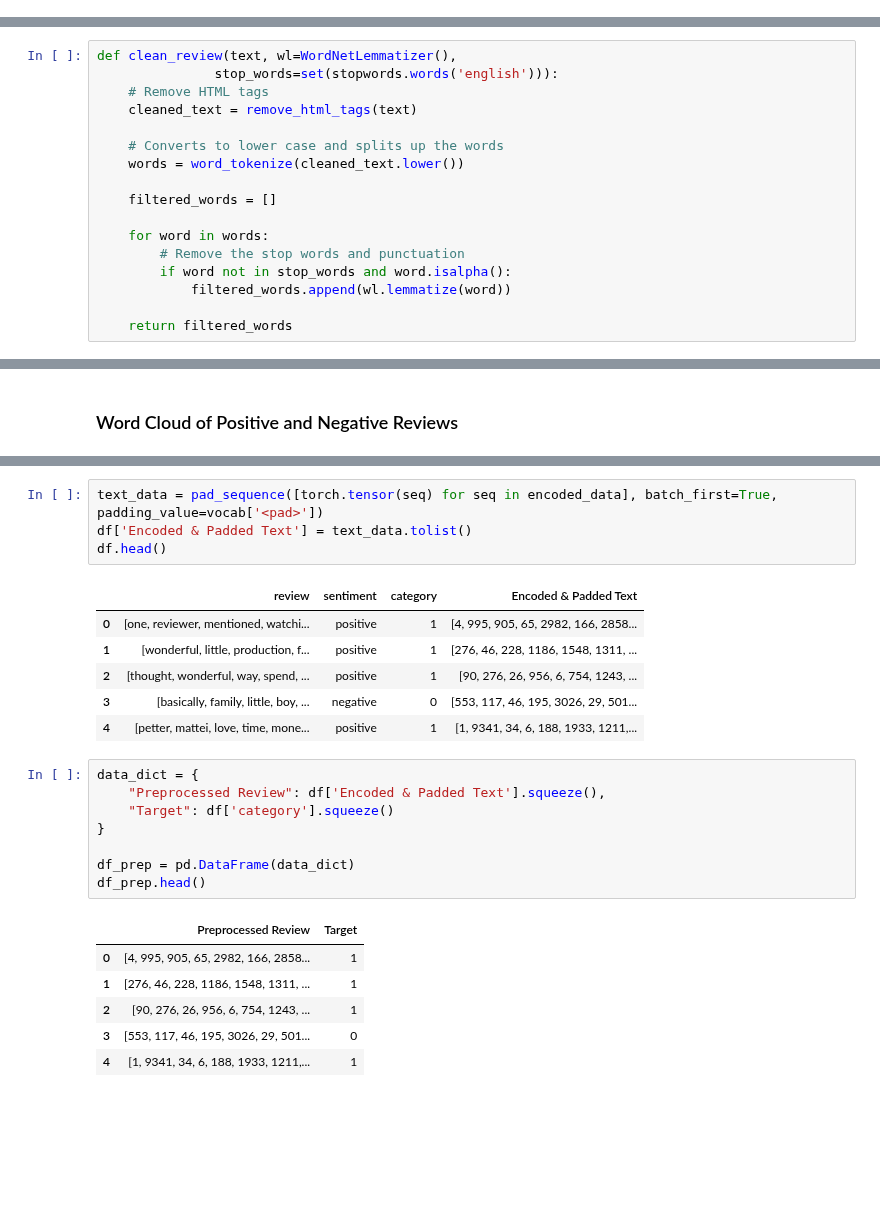
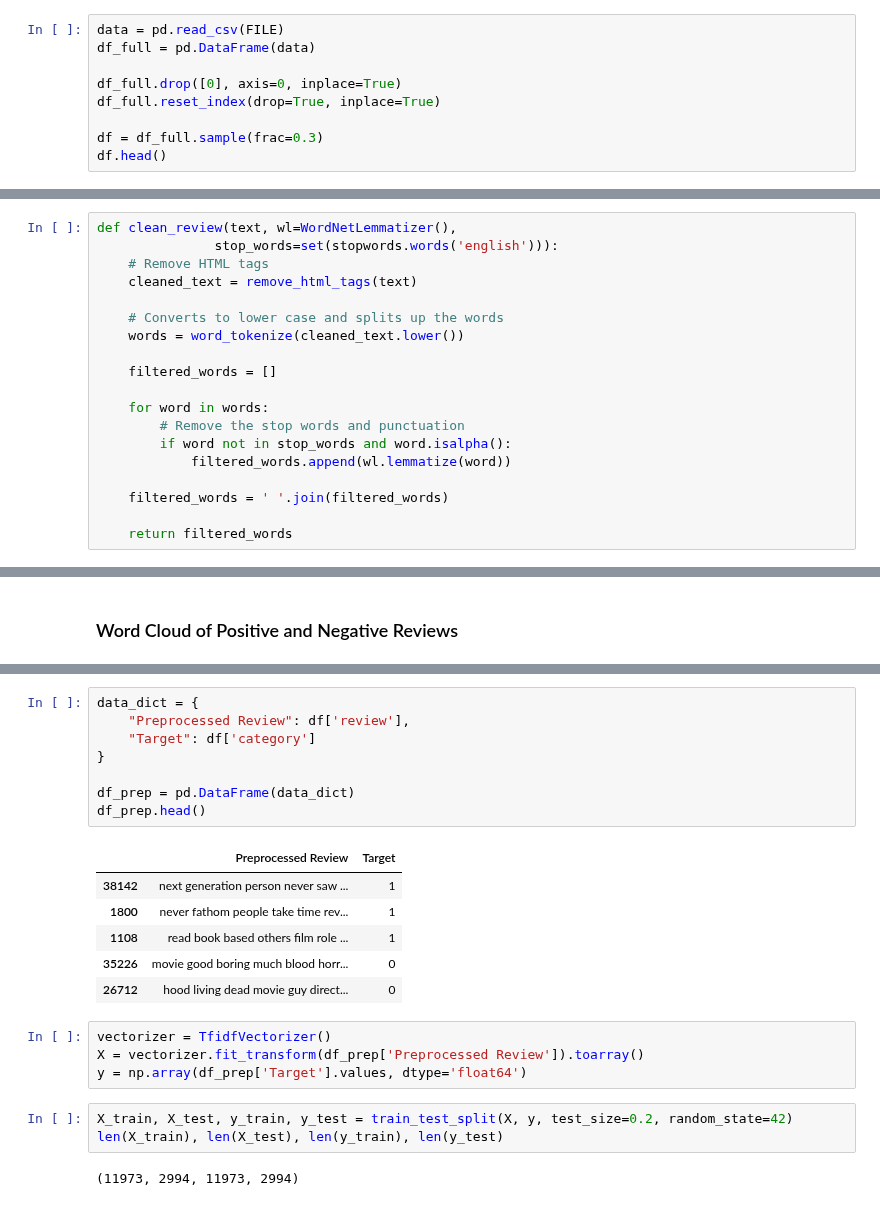
Before and after one commit to fatimagulomova/iu-projects, a Jupyter notebook: DLBAIPNLP01/sentiment-analysis-on-movie-reviews.ipynb, the cells around one changed output, grey strips where cells are left out. Saved outputs shown, nothing was run; the diff lists cells and outputs as text; blank space fills up the shorter version.

```diff
--- a/DLBAIPNLP01/sentiment-analysis-on-movie-reviews.ipynb
+++ b/DLBAIPNLP01/sentiment-analysis-on-movie-reviews.ipynb
@@ -75,0 +67,9 @@ df.head()
+# %%
+data = pd.read_csv(FILE)
+df_full = pd.DataFrame(data)
+
+df_full.drop([0], axis=0, inplace=True)
+df_full.reset_index(drop=True, inplace=True)
+
+df = df_full.sample(frac=0.3)
+df.head()
@@ -152,6 +159,8 @@ def clean_review(text, wl=WordNetLemmatizer(),
         if word not in stop_words and word.isalpha():
             filtered_words.append(wl.lemmatize(word))
 
+    filtered_words = ' '.join(filtered_words)
+
     return filtered_words
 # %%
 %%time
@@ -344,26 +337,24 @@ encoded_data = [encode(text) for text in nested_list]
-# %%
-text_data = pad_sequence([torch.tensor(seq) for seq in encoded_data], batch_first=True, padding_value=vocab['<pad>'])
-df['Encoded & Padded Text'] = text_data.tolist()
-df.head()
-# %% [output]
-|  | review | sentiment | category | Encoded & Padded Text |
-| 0 | [one, reviewer, mentioned, watchi... | positive | 1 | [4, 995, 905, 65, 2982, 166, 2858... |
-| 1 | [wonderful, little, production, f... | positive | 1 | [276, 46, 228, 1186, 1548, 1311, ... |
-| 2 | [thought, wonderful, way, spend, ... | positive | 1 | [90, 276, 26, 956, 6, 754, 1243, ... |
-| 3 | [basically, family, little, boy, ... | negative | 0 | [553, 117, 46, 195, 3026, 29, 501... |
-| 4 | [petter, mattei, love, time, mone... | positive | 1 | [1, 9341, 34, 6, 188, 1933, 1211,... |
 # %%
 data_dict = {
-    "Preprocessed Review": df['Encoded & Padded Text'].squeeze(),
-    "Target": df['category'].squeeze()
+    "Preprocessed Review": df['review'],
+    "Target": df['category']
 }
 
 df_prep = pd.DataFrame(data_dict)
 df_prep.head()
 # %% [output]
 |  | Preprocessed Review | Target |
-| 0 | [4, 995, 905, 65, 2982, 166, 2858... | 1 |
-| 1 | [276, 46, 228, 1186, 1548, 1311, ... | 1 |
-| 2 | [90, 276, 26, 956, 6, 754, 1243, ... | 1 |
-| 3 | [553, 117, 46, 195, 3026, 29, 501... | 0 |
-| 4 | [1, 9341, 34, 6, 188, 1933, 1211,... | 1 |
+| 38142 | next generation person never saw ... | 1 |
+| 1800 | never fathom people take time rev... | 1 |
+| 1108 | read book based others film role ... | 1 |
+| 35226 | movie good boring much blood horr... | 0 |
+| 26712 | hood living dead movie guy direct... | 0 |
+# %%
+vectorizer = TfidfVectorizer()
+X = vectorizer.fit_transform(df_prep['Preprocessed Review']).toarray()
+y = np.array(df_prep['Target'].values, dtype='float64')
+# %%
+X_train, X_test, y_train, y_test = train_test_split(X, y, test_size=0.2, random_state=42)
+len(X_train), len(X_test), len(y_train), len(y_test)
+# %% [output]
+(11973, 2994, 11973, 2994)
```
Also changed, not shown: parts of 42 cells of this notebook.
